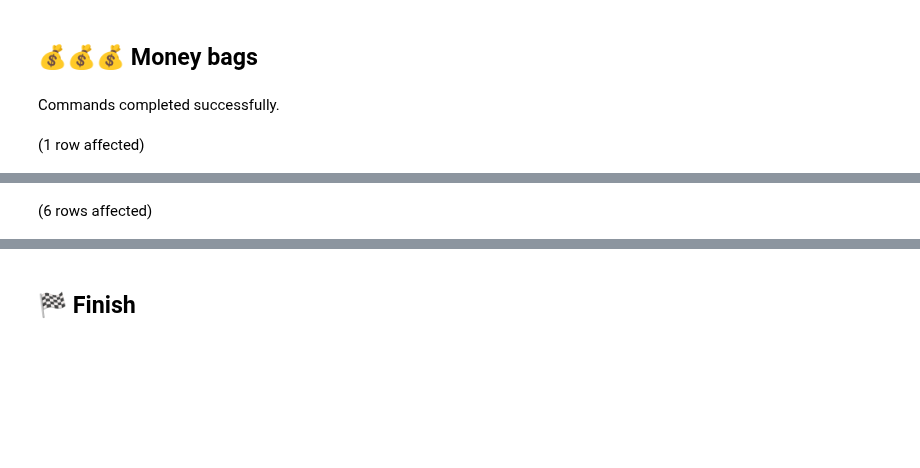
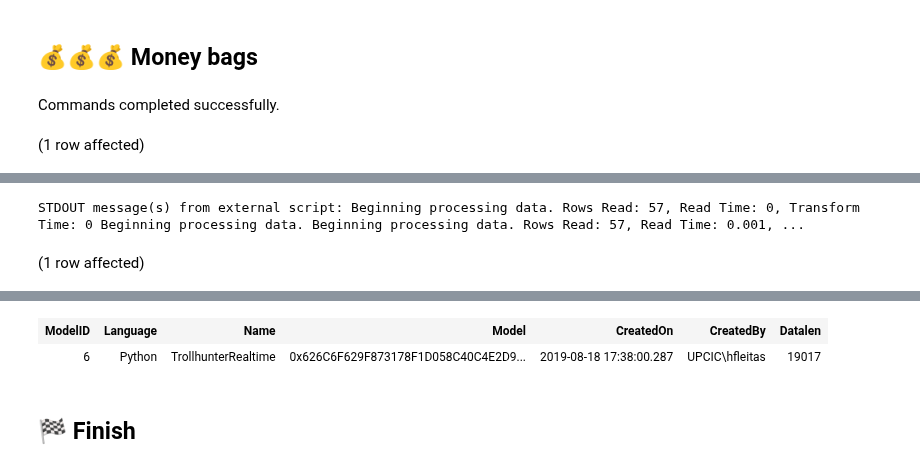
Before and after one commit to hfleitas/SentimentPrediction, a Jupyter notebook: Trollhunters.ipynb, the cells around one changed output, grey strips where cells are left out. Saved outputs shown, nothing was run; the diff lists cells and outputs as text; code cells hidden in the pictures; blank space fills up the shorter version.

Commit message:
Added added readme, fixed ppt added sql scripts

```diff
--- a/Trollhunters.ipynb
+++ b/Trollhunters.ipynb
@@ -310,18 +295,21 @@ Total execution time: 00:00:00.056
 ## 💰💰💰 Money bags
 # %%
 create or alter proc GetTrollhunterModel (
-	@Name varchar(30) = 'TrollhunterMLRealtime4'
+	@Name nvarchar(30) = 'TrollhunterRealtime',
+	@Languange varchar(30) = 'Python',
+	@Svr varchar(128) = 'localhost',
+	@Db	nvarchar(128) = 'FleitasArts'
 )
 as
 	declare @model varbinary(max), @train_script nvarchar(max);
-	delete top(1) from models where model_name=@Name and language = 'Py';
+	delete top(1) from models where name=@Name and language = @Languange;
 
 	--The Python script we want to execute
 	set @train_script = N'
 from microsoftml import rx_logistic_regression, featurize_text, n_gram
 from revoscalepy import rx_serialize_model, RxOdbcData, rx_write_object, RxInSqlServer, rx_set_compute_context, RxLocalSeq
 
-connection_string = "Driver=SQL Server;Server=localhost;Database=tpcxbb_1gb;Trusted_Connection=true;"
+connection_string = "Driver=SQL Server;Server='+@Svr+';Database='+@Db+';Trusted_Connection=true;"
 dest = RxOdbcData(connection_string, table = "models")
 
 training_data["tag"] = training_data["tag"].astype("category")
@@ -335,7 +323,7 @@ modelpy = rx_logistic_regression(formula = "tag ~ features",
 								 train_threads=1)
 
 modelbin = rx_serialize_model(modelpy, realtime_scoring_only = True)
-rx_write_object(dest, key_name="model_name", key="N'+@Name+'", value_name="model", value=modelbin, serialize=False, compress=None, overwrite=False)'; --overwrite=false on 2019, true on 2017.
+rx_write_object(dest, key_name="Name", key="'+@Name+'", value_name="Model", value=modelbin, serialize=False, compress=None, overwrite=False)'; --overwrite=false on 2019, true on 2017.
 
 	exec sp_execute_external_script @language = N'Python'
 		,@script = @train_script
@@ -343,7 +331,7 @@ rx_write_object(dest, key_name="model_name", key="N'+@Name+'", value_name="model
 		,@input_data_1_name = N'training_data'
 go
 
-exec  GetTrollhunterModel; --00:04:57.601 home desktop.
+exec  GetTrollhunterModel; --00:00:02.919 home desktop.
 
 select *, datalength(model) as Datalen from dbo.models;
 # %% [output]
@@ -352 +341,2 @@ Commands completed successfully.
+STDOUT message(s) from external script: Beginning processing data. Rows Read: 57, Read Time: 0, Transform Time: 0 Beginning processing data. Beginning processing data. Rows Read: 57, Read Time: 0.001, ...
-(6 rows affected)
+(1 row affected)
@@ -355,3 +344,5 @@ Total execution time: 00:04:27.253
+| ModelID | Language | Name | Model | CreatedOn | CreatedBy | Datalen |
+| 6 | Python | TrollhunterRealtime | 0x626C6F629F873178F1D058C40C4E2D9... | 2019-08-18 17:38:00.287 | UPCIC\hfleitas | 19017 |
 # %% [markdown]
 ## 🏁 Finish
 # %%
```
Also changed, not shown: parts of 7 cells of this notebook, 5 other files.
